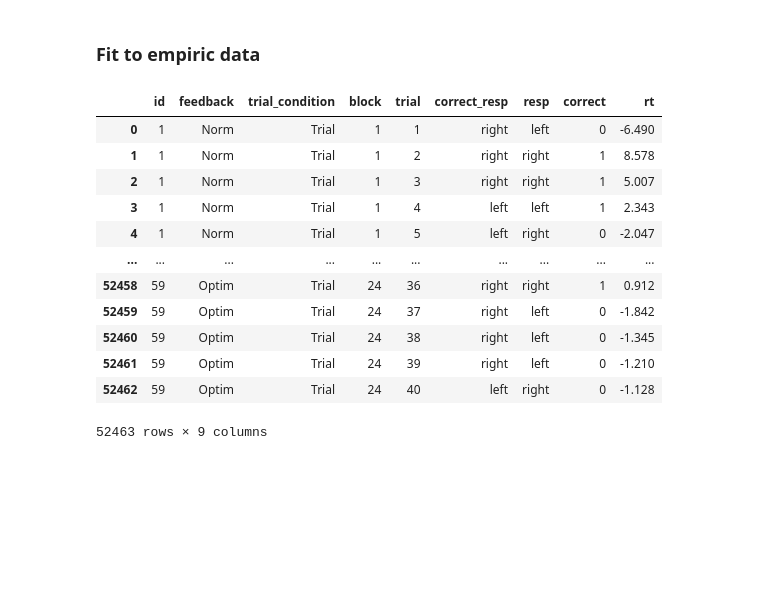
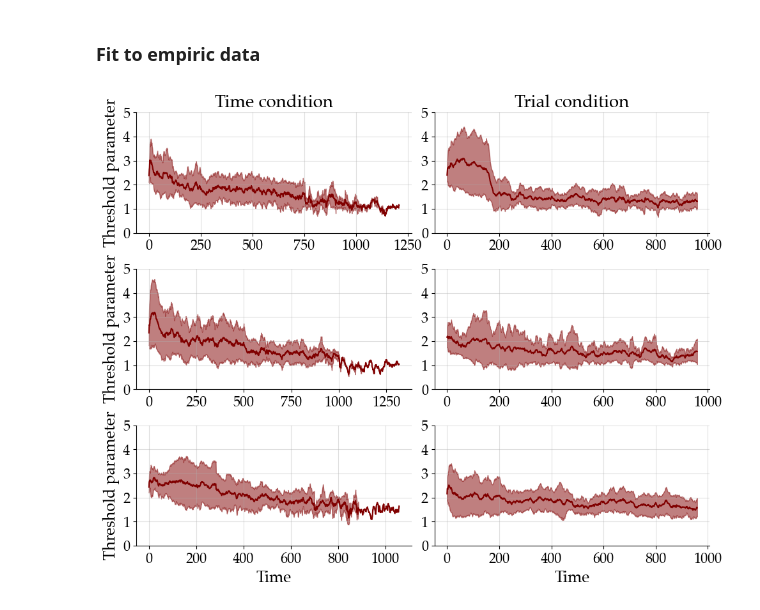
Before and after one commit to bayesflow-org/Neural-Superstatistics, a Jupyter notebook: applications/optimal_policy/notebook/optimal_policy_experiment.ipynb, the cells around one changed output. Saved outputs shown, nothing was run; the diff lists cells and outputs as text; code cells hidden in the pictures; blank space fills up the shorter version.

```diff
--- a/applications/optimal_policy/notebook/optimal_policy_experiment.ipynb
+++ b/applications/optimal_policy/notebook/optimal_policy_experiment.ipynb
@@ -102,23 +107,4 @@ f.tight_layout
 # %%
 # prepare data
 data = pd.read_csv('../data/optimal_policy_data.csv')
-data
+NUM_SUBS = len(np.unique(data['id']))
-# %% [output]
-|  | id | feedback | trial_condition | block | trial | correct_resp | resp | correct | rt |
-| 0 | 1 | Norm | Trial | 1 | 1 | right | left | 0 | -6.490 |
-| 1 | 1 | Norm | Trial | 1 | 2 | right | right | 1 | 8.578 |
-| 2 | 1 | Norm | Trial | 1 | 3 | right | right | 1 | 5.007 |
-| 3 | 1 | Norm | Trial | 1 | 4 | left | left | 1 | 2.343 |
-| 4 | 1 | Norm | Trial | 1 | 5 | left | right | 0 | -2.047 |
-| ... | ... | ... | ... | ... | ... | ... | ... | ... | ... |
-| 52458 | 59 | Optim | Trial | 24 | 36 | right | right | 1 | 0.912 |
-| 52459 | 59 | Optim | Trial | 24 | 37 | right | left | 0 | -1.842 |
-| 52460 | 59 | Optim | Trial | 24 | 38 | right | left | 0 | -1.345 |
-| 52461 | 59 | Optim | Trial | 24 | 39 | right | left | 0 | -1.210 |
-| 52462 | 59 | Optim | Trial | 24 | 40 | left | right | 0 | -1.128 |
-52463 rows × 9 columns
-# %%
-which = 0
-person_data = {"summary_conditions": data['rt'].loc[data['id'] == which + 1].to_numpy()[None, ..., None]}
-# %%
-posterior_samples = neural_experiment.amortizer.sample(person_data, NUM_SAMPLES)
@@ -125,3 +122,11 @@ posterior_samples = neural_experiment.amortizer.sample(person_data, NUM_SAMPLES)
+# %%
+idx_TrialNorm = np.unique(data['id'][(data['trial_condition'] == "Trial") & (data['feedback'] == "Norm")])
+idx_TrialInfo = np.unique(data['id'][(data['trial_condition'] == "Trial") & (data['feedback'] == "Info")])
+idx_TrialOptim = np.unique(data['id'][(data['trial_condition'] == "Trial") & (data['feedback'] == "Optim")])
+
+idx_TimeNorm = np.unique(data['id'][(data['trial_condition'] == "Time") & (data['feedback'] == "Norm")])
+idx_TimeInfo = np.unique(data['id'][(data['trial_condition'] == "Time") & (data['feedback'] == "Info")])
+idx_TimeOptim = np.unique(data['id'][(data['trial_condition'] == "Time") & (data['feedback'] == "Optim")])
 # %%
-post_means = posterior_samples['local_samples'].mean(axis=1)
-post_stds = posterior_samples['local_samples'].std(axis=1)
+post_means = np.nanmean(posterior_samples, axis=2)
+post_stds = np.nanstd(posterior_samples, axis=2)
@@ -128,25 +159,38 @@ post_stds = posterior_samples['local_samples'].std(axis=1)
 # %%
-f, axarr = plt.subplots(3, 1, figsize=(20, 16))
+f, axarr = plt.subplots(3, 2, figsize=(10, 8))
 for i, ax in enumerate(axarr.flat):
     ax.plot(
-        np.arange(post_means.shape[0]), post_means[:, i],
+        np.arange(post_mean_summary.shape[1]), post_mean_summary[i, :, 1],
         color = "maroon"
     )
     ax.fill_between(
-        np.arange(post_means.shape[0]),
-        post_means[:, i] - post_stds[:, i],
-        post_means[:, i] + post_stds[:, i],
+        np.arange(post_mean_summary.shape[1]),
+        post_mean_summary[i, :, 1] - post_std_summary[i, :, 1],
+        post_mean_summary[i, :, 1] + post_std_summary[i, :, 1],
         alpha = 0.5,
         color = "maroon"
     )
-    ax.set_xlim([0, post_means.shape[0]])
-    ax.set_title(PARAM_LABELS[i] + ' ({})'.format(PARAM_NAMES[i]), fontsize=20)
-    if i == 0:
-        ax.set_xlabel('Time', fontsize=18)
-        ax.set_ylabel("Parameter value", fontsize=18)
 
-    ax.set_title(PARAM_LABELS[i] + ' ({})'.format(PARAM_NAMES[i]), fontsize=20)
-    ax.tick_params(axis='both', which='major', labelsize=16)
+    # ax.axhline(1.0, linestyle='--', linewidth=2, color='black')
+    ax.set_ylim([0, 4.5])
+    if i < 2:
+        ax.set_title(titles[i], fontsize=FONT_SIZE_1)
+
+    if i > 3:
+        ax.set_xlabel('Time', fontsize=FONT_SIZE_2)
+    #     ax.set_ylabel("Parameter value", fontsize=18)
+    if i == 0 or i == 2 or i == 4:
+        ax.set_ylabel('Threshold parameter', fontsize=FONT_SIZE_2)
+
+    # ax.set_title(PARAM_LABELS[i] + ' ({})'.format(PARAM_NAMES[i]), fontsize=20)
+    ax.tick_params(axis='both', which='major', labelsize=FONT_SIZE_3)
+    ax.grid(alpha=0.4)
+    ax.set_yticks([0, 1, 2, 3, 4, 5])
+    ax.set_yticks([1, 200, 400, 600, 4, 5])
 
 sns.despine()
 f.tight_layout()
+
+plt.savefig('../plots/optimal_policy_result.png', dpi=300)
+# %% [output]
+[figure, added]
```
Also changed, not shown: parts of 4 cells of this notebook, 5 other files.
